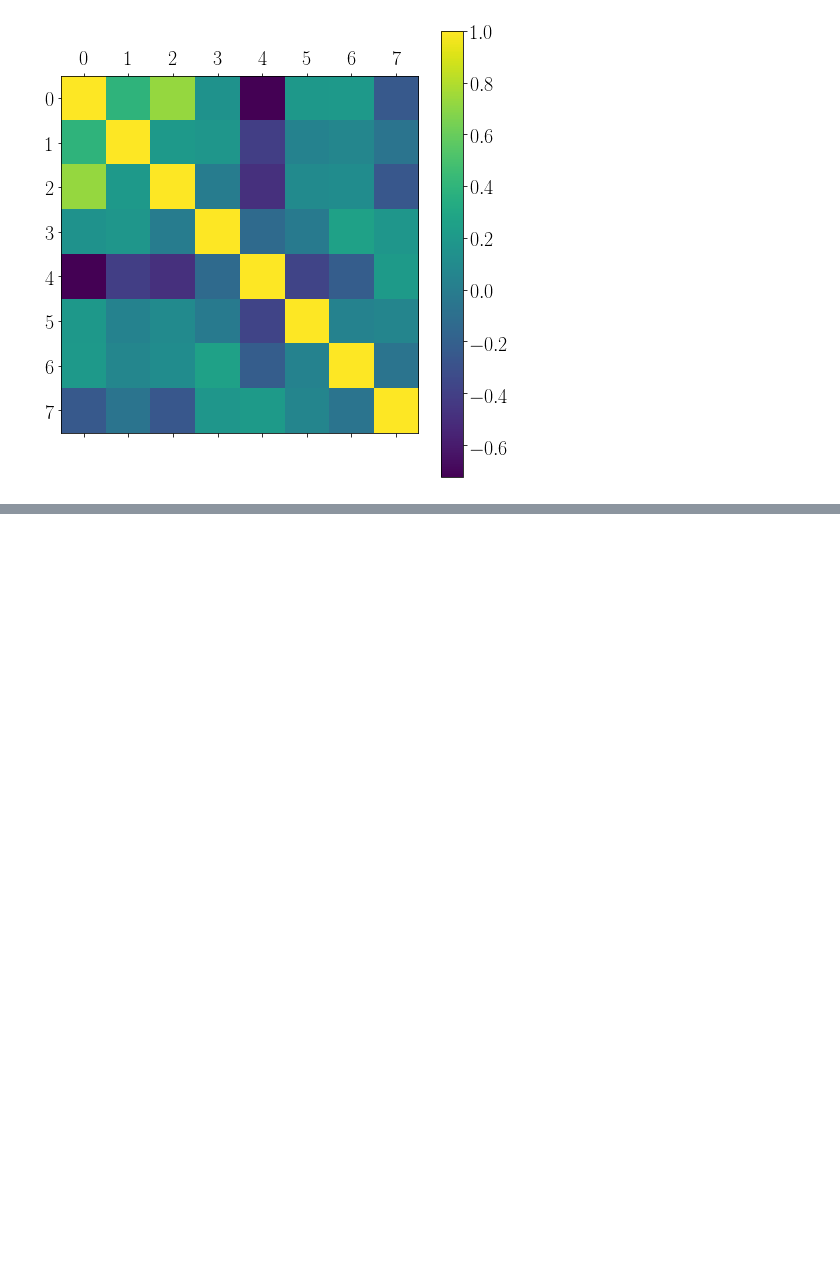
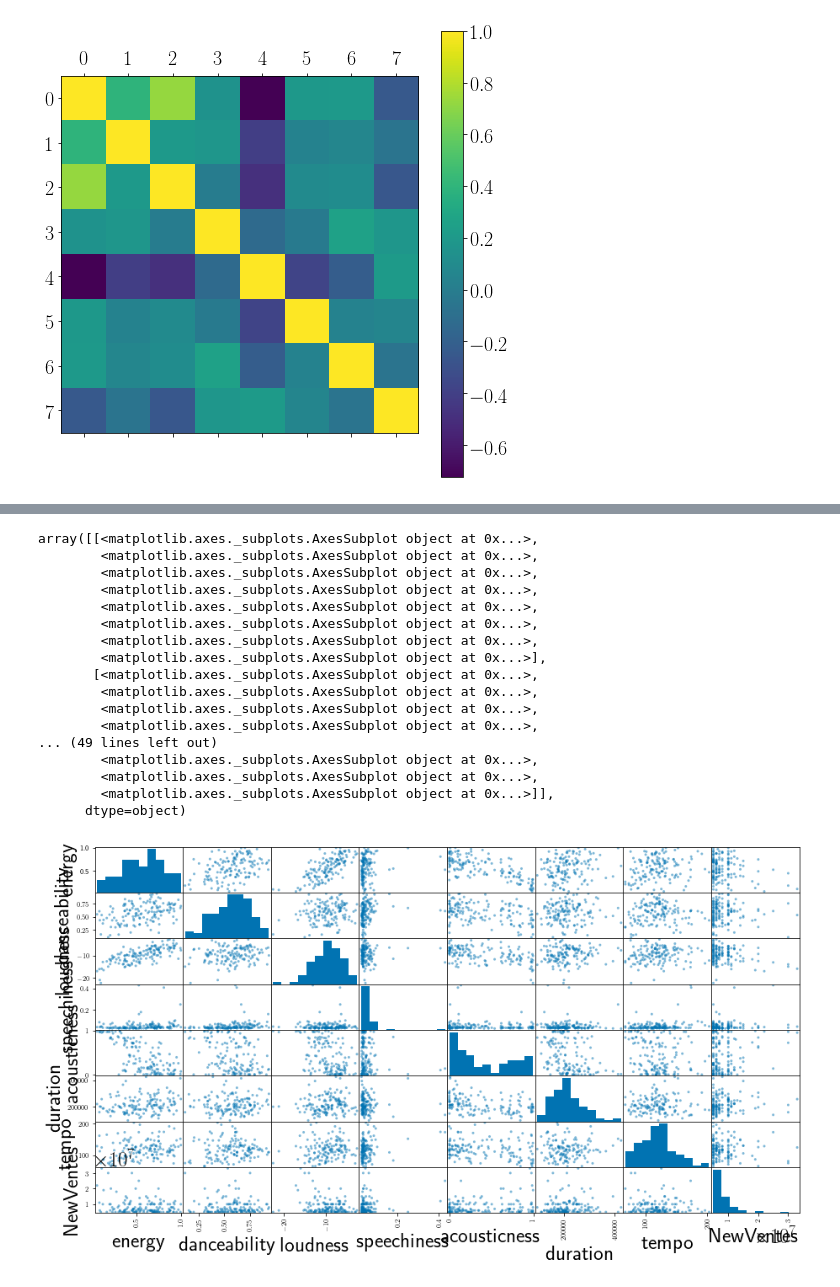
Before and after one commit to HackoeursTendres/Hackathon_KitBigData, a Jupyter notebook: Karine_Petrus/Hack2.ipynb, the cells around one changed output, grey strips where cells are left out. Cells and saved outputs as stored; diff of their text form; code cells hidden in the pictures; blank space fills up the shorter version.

```diff
--- a/Karine_Petrus/Hack2.ipynb
+++ b/Karine_Petrus/Hack2.ipynb
@@ -142,2 +142,21 @@ correlation_matrix(data)
 # %%
-pd.scatter_matrix
+pd.scatter_matrix(data)
+# %% [output]
+array([[<matplotlib.axes._subplots.AxesSubplot object at 0x...>,
+        <matplotlib.axes._subplots.AxesSubplot object at 0x...>,
+        <matplotlib.axes._subplots.AxesSubplot object at 0x...>,
+        <matplotlib.axes._subplots.AxesSubplot object at 0x...>,
+        <matplotlib.axes._subplots.AxesSubplot object at 0x...>,
+        <matplotlib.axes._subplots.AxesSubplot object at 0x...>,
+        <matplotlib.axes._subplots.AxesSubplot object at 0x...>,
+        <matplotlib.axes._subplots.AxesSubplot object at 0x...>],
+       [<matplotlib.axes._subplots.AxesSubplot object at 0x...>,
+        <matplotlib.axes._subplots.AxesSubplot object at 0x...>,
+        <matplotlib.axes._subplots.AxesSubplot object at 0x...>,
+        <matplotlib.axes._subplots.AxesSubplot object at 0x...>,
+... (49 lines left out)
+        <matplotlib.axes._subplots.AxesSubplot object at 0x...>,
+        <matplotlib.axes._subplots.AxesSubplot object at 0x...>,
+        <matplotlib.axes._subplots.AxesSubplot object at 0x...>]],
+      dtype=object)
+[figure, added]
```
Also changed, not shown: parts of 4 cells of this notebook.
